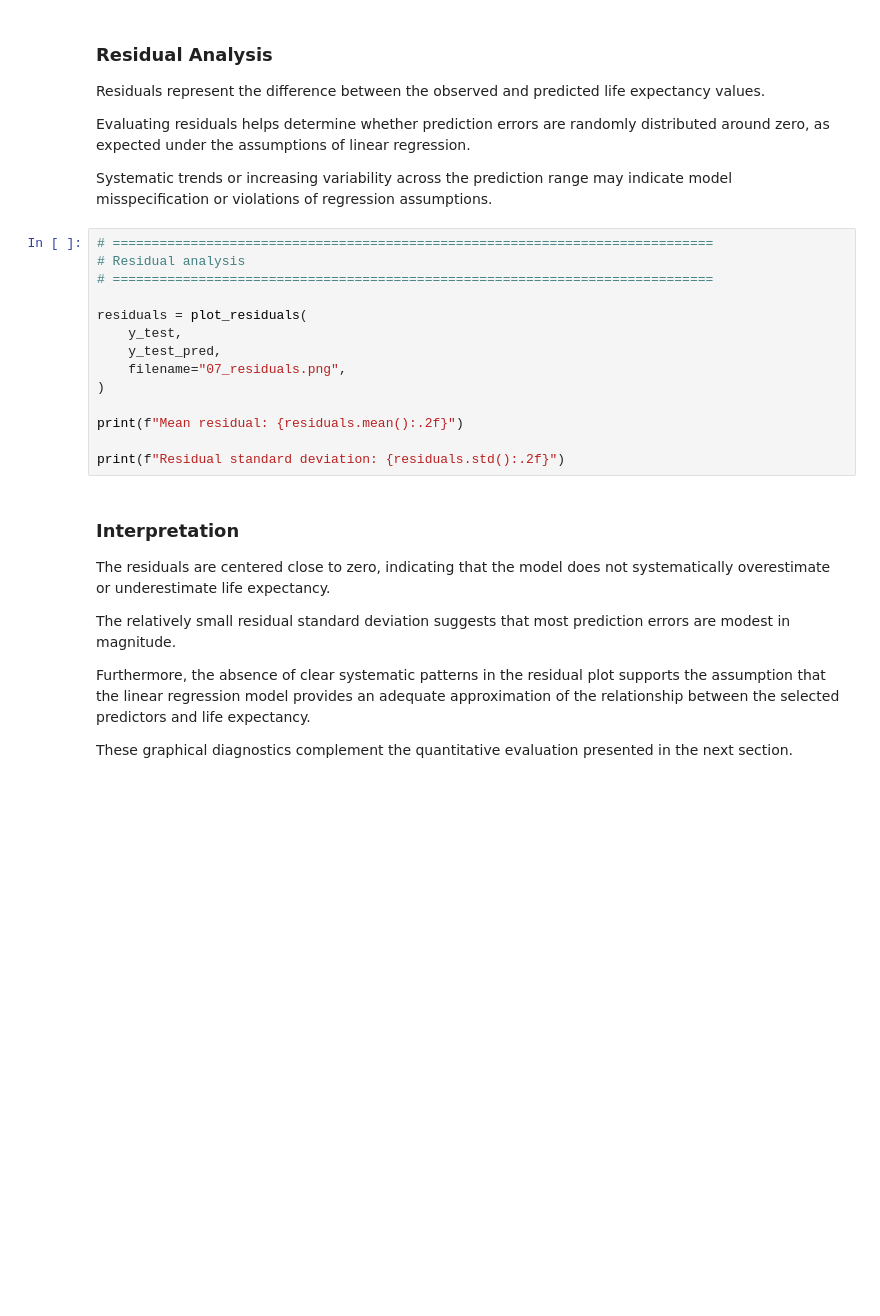
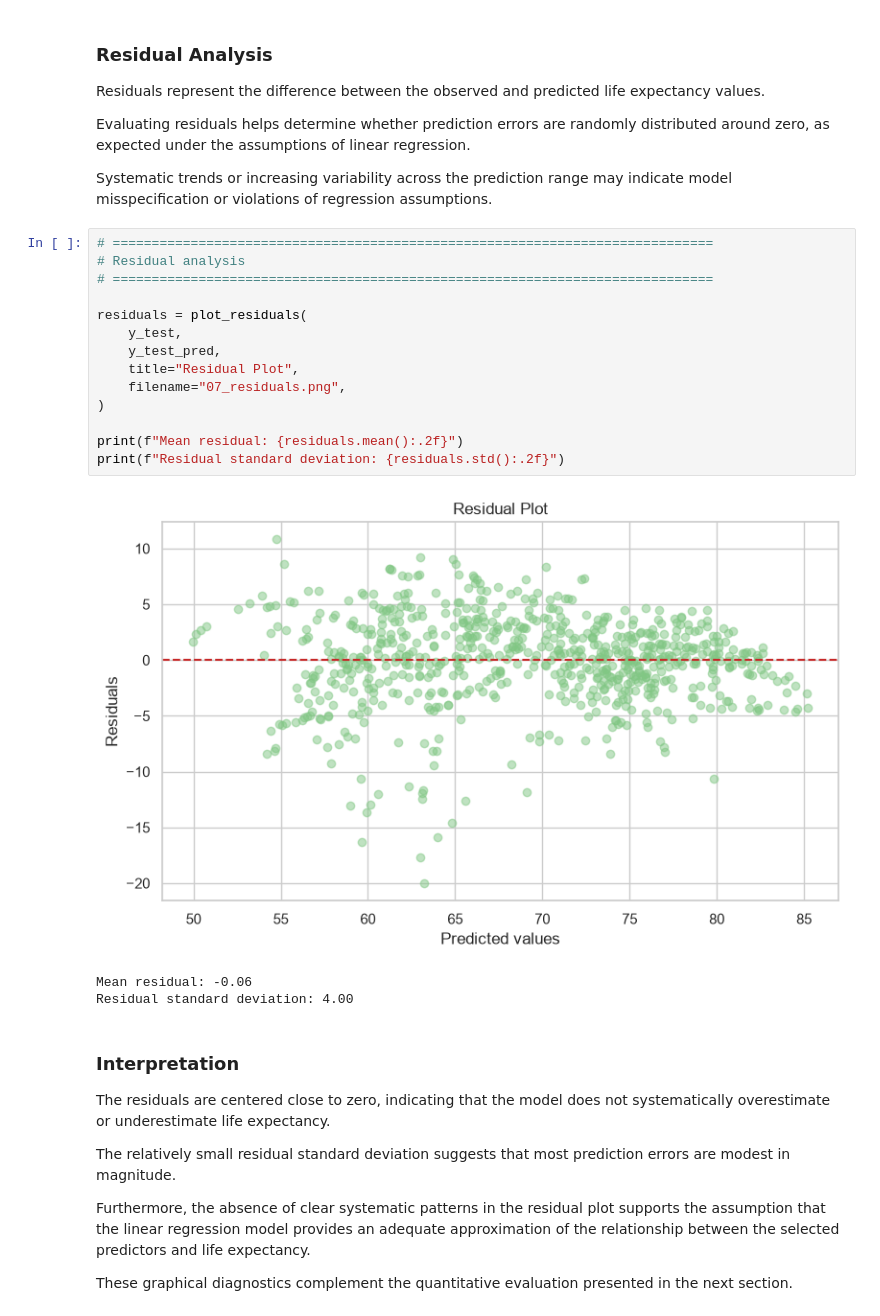
Before and after one commit to ananda-pires/who_life_expectancy_prediction, a Jupyter notebook: notebooks/life_expectancy.ipynb, the cells around one changed output. Drawn from its saved outputs; the diff is of its cells as text; blank space fills up the shorter version.

```diff
--- a/notebooks/life_expectancy.ipynb
+++ b/notebooks/life_expectancy.ipynb
@@ -1866,17 +1867,21 @@ Systematic trends or increasing variability across the prediction range may indi
 # %%
 # =============================================================================
 # Residual analysis
 # =============================================================================
 
 residuals = plot_residuals(
     y_test,
     y_test_pred,
+    title="Residual Plot",
     filename="07_residuals.png",
 )
 
 print(f"Mean residual: {residuals.mean():.2f}")
-
 print(f"Residual standard deviation: {residuals.std():.2f}")
+# %% [output]
+[figure, added]
+Mean residual: -0.06
+Residual standard deviation: 4.00
 # %% [markdown]
 ### Interpretation
 
```
Also changed, not shown: parts of 12 cells of this notebook, 1 other file.
